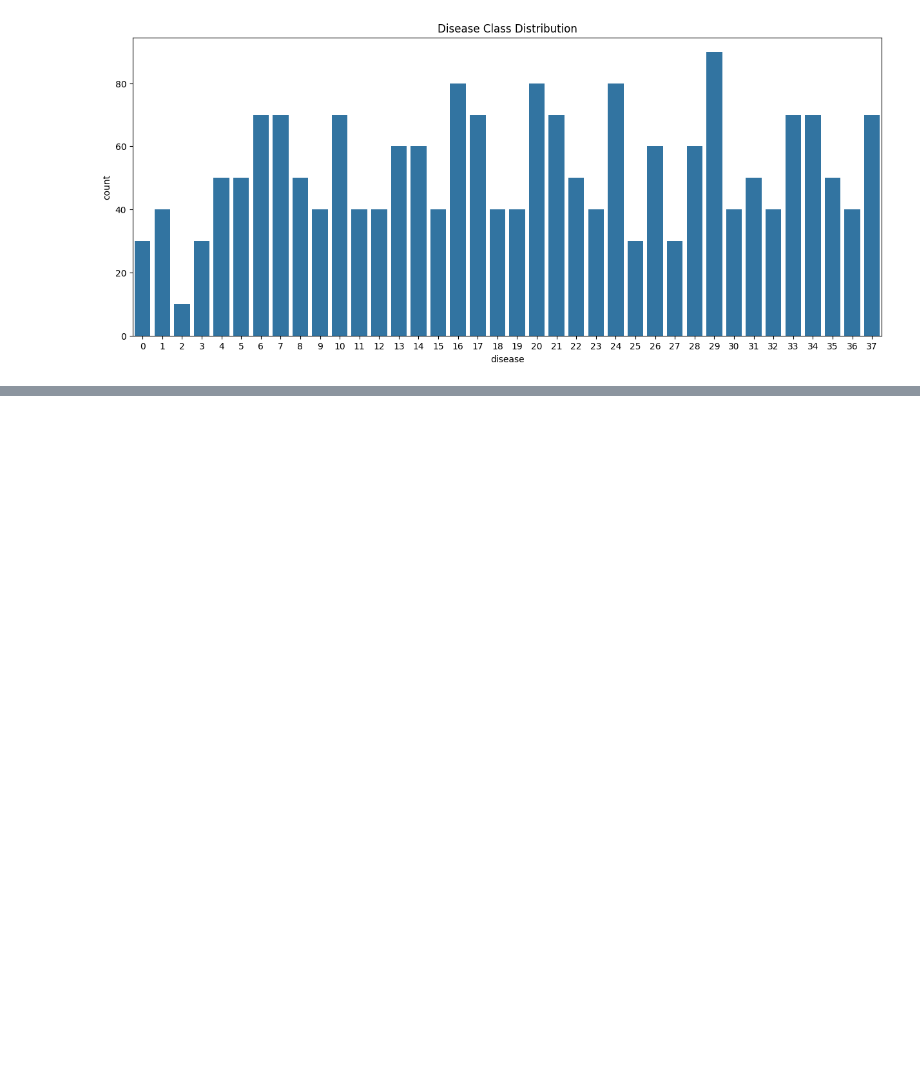
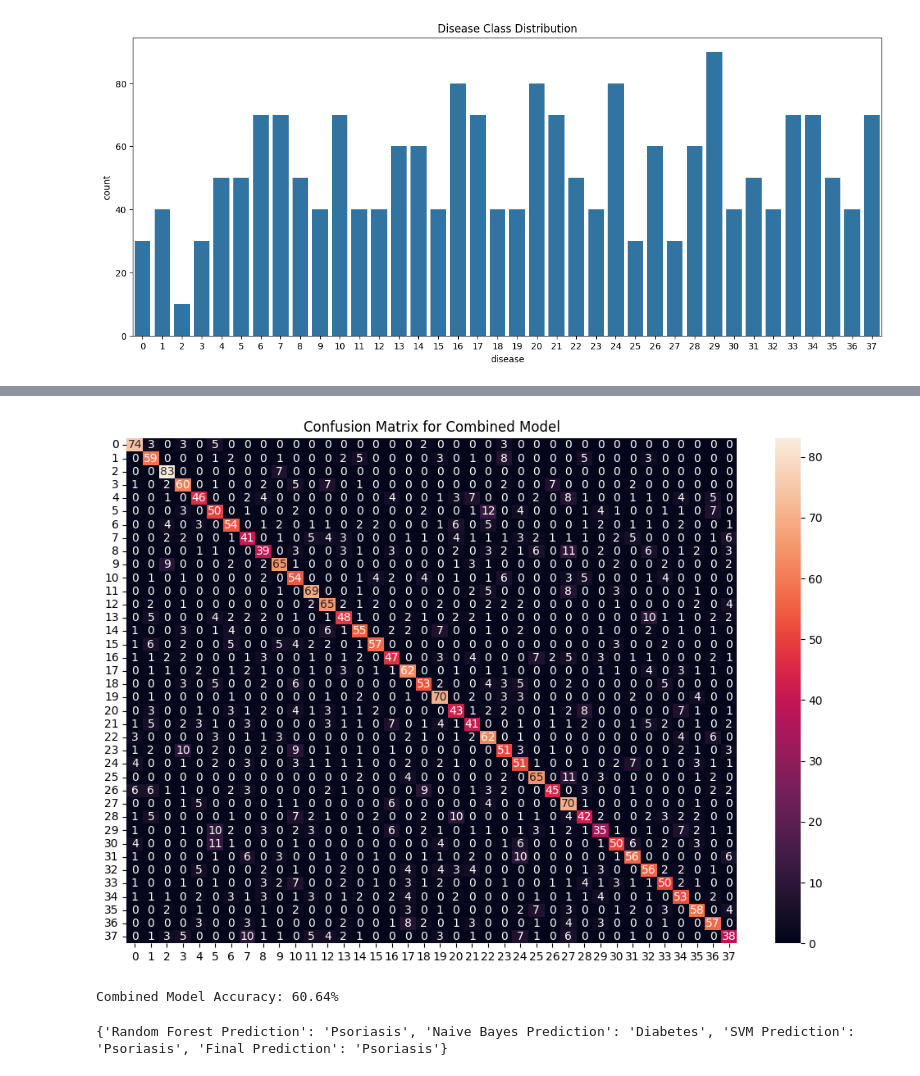
Before and after one commit to Khashayar-Arbabian/Disease-Prediction-Version1, a Jupyter notebook: Main Code.ipynb, the cells around one changed output, grey strips where cells are left out. Cells and saved outputs as stored; diff of their text form; code cells hidden in the pictures; blank space fills up the shorter version.

```diff
--- a/Main Code.ipynb
+++ b/Main Code.ipynb
@@ -85,0 +131,44 @@ Mean Accuracy: 0.5000
+# %%
+from statistics import mode
+final_preds = [mode([i, j, k]) for i, j, k in zip(svm_preds, nb_preds, rf_preds)]
+
+cf_matrix_combined = confusion_matrix(y_resampled, final_preds)
+plt.figure(figsize=(12, 8))
+sns.heatmap(cf_matrix_combined, annot=True, fmt="d")
+plt.title("Confusion Matrix for Combined Model")
+plt.show()
+
+print(f"Combined Model Accuracy: {accuracy_score(y_resampled, final_preds) * 100:.2f}%")
+# %% [output]
+[figure, added]
+Combined Model Accuracy: 60.64%
+# %%
+symptoms = X.columns.values
+symptom_index = {symptom: idx for idx, symptom in enumerate(symptoms)}
+
+def predict_disease(input_symptoms):
+    input_symptoms = input_symptoms.split(",")
+    input_data = [0] * len(symptom_index)
+
+    for symptom in input_symptoms:
+        if symptom in symptom_index:
+            input_data[symptom_index[symptom]] = 1
+
+    input_df = pd.DataFrame([input_data], columns=symptoms)
+
+    rf_pred = encoder.classes_[rf_model.predict(input_df)[0]]
+    nb_pred = encoder.classes_[nb_model.predict(input_df)[0]]
+    svm_pred = encoder.classes_[svm_model.predict(input_df)[0]]
+
+    final_pred = mode([rf_pred, nb_pred, svm_pred])
+
+    return {
+        "Random Forest Prediction": rf_pred,
+        "Naive Bayes Prediction": nb_pred,
+        "SVM Prediction": svm_pred,
+        "Final Prediction": final_pred
+    }
+
+print(predict_disease("fever,joint-pain,nausea,vomiting"))
+# %% [output]
+{'Random Forest Prediction': 'Psoriasis', 'Naive Bayes Prediction': 'Diabetes', 'SVM Prediction': 'Psoriasis', 'Final Prediction': 'Psoriasis'}
```
Also changed, not shown: parts of 4 cells of this notebook.
